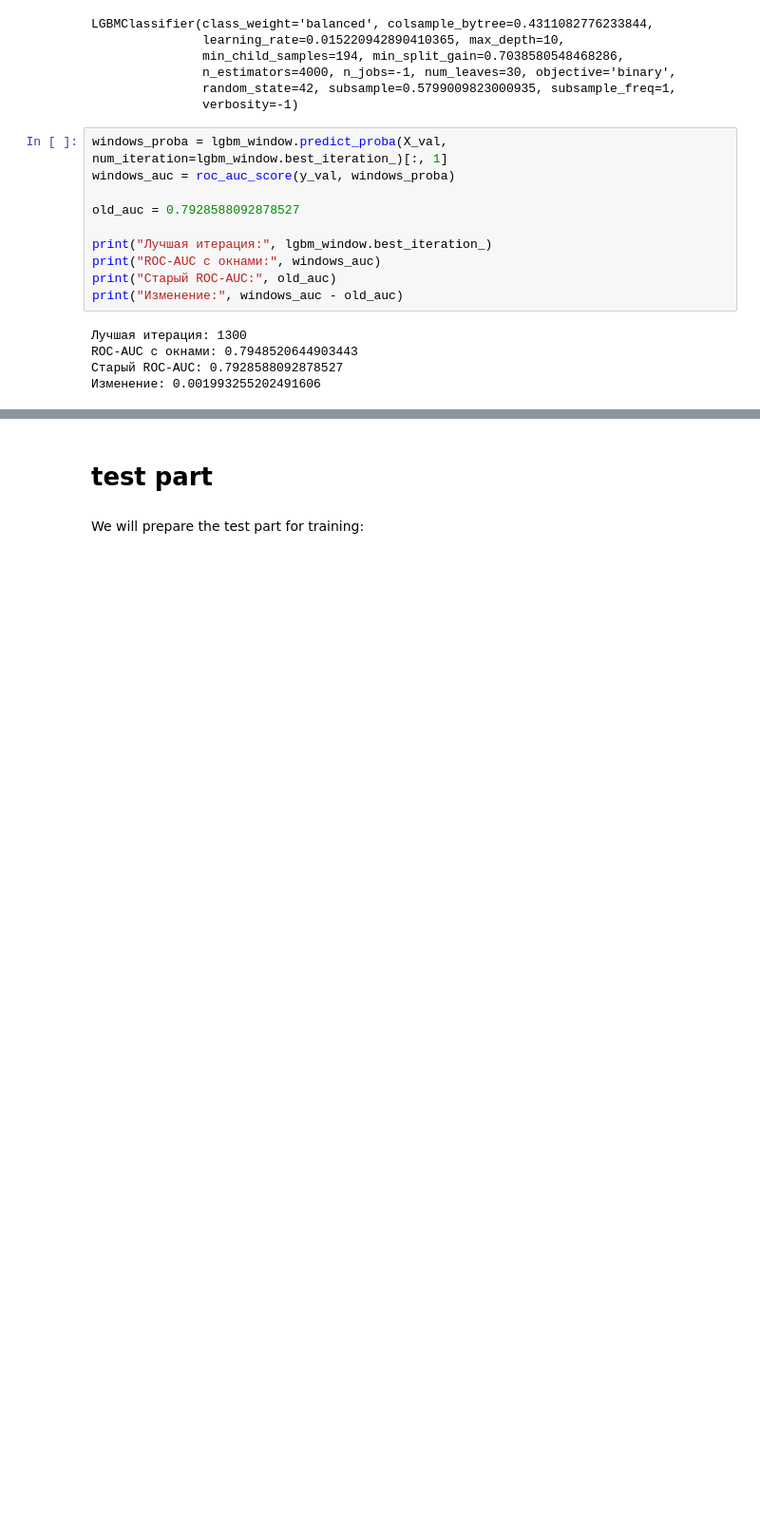
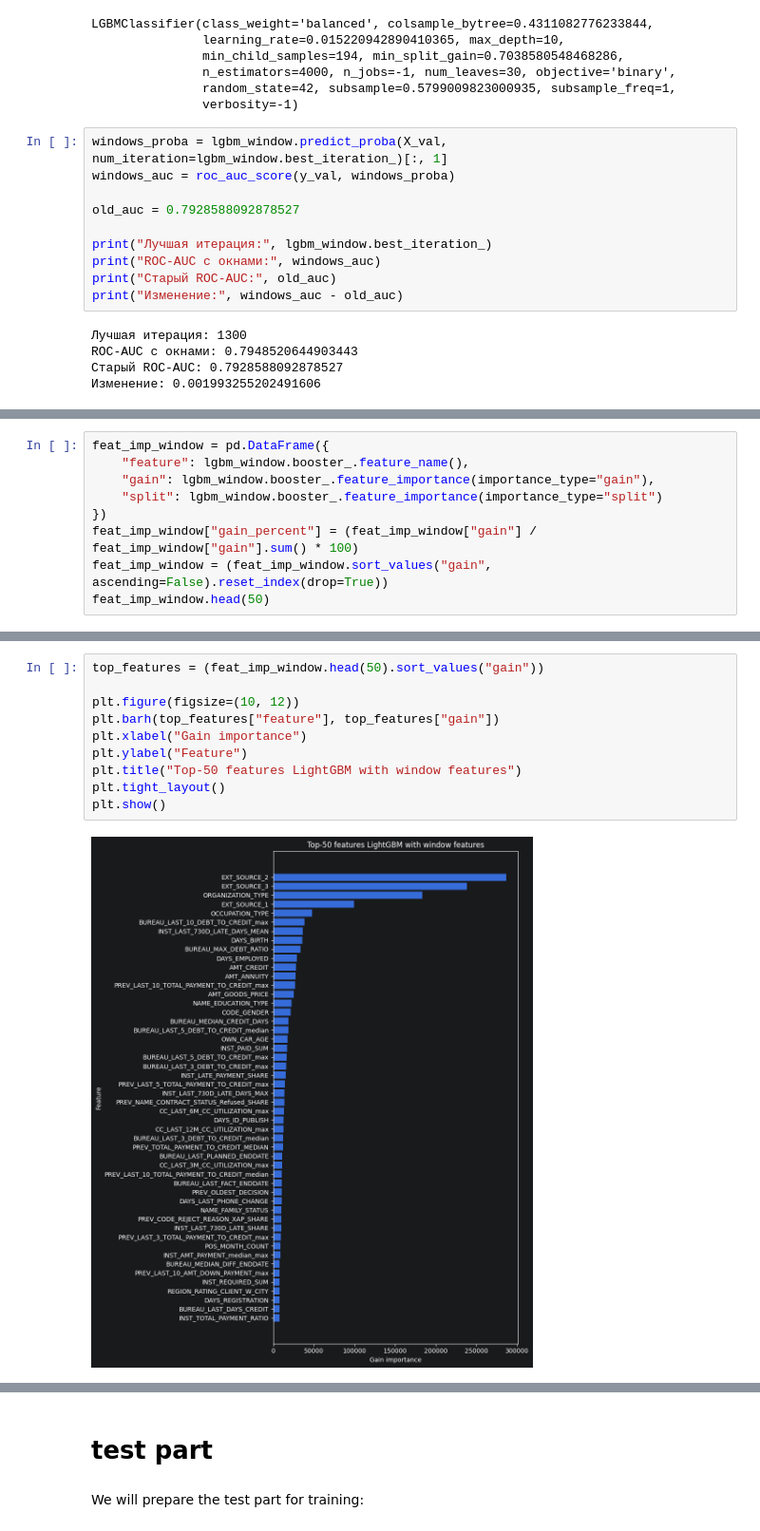
Before and after one commit to USL99/home-credit-default-risk, a Jupyter notebook: notebooks/04_model_tuning.ipynb, the cells around one changed output, grey strips where cells are left out. Shown at 95% size. Cells and saved outputs as stored; diff of their text form; blank space fills up the shorter version.

```diff
--- a/notebooks/04_model_tuning.ipynb
+++ b/notebooks/04_model_tuning.ipynb
@@ -1208,0 +1193,9 @@ ROC-AUC с окнами: 0.7948520644903443
+# %%
+feat_imp_window = pd.DataFrame({
+    "feature": lgbm_window.booster_.feature_name(),
+    "gain": lgbm_window.booster_.feature_importance(importance_type="gain"),
+    "split": lgbm_window.booster_.feature_importance(importance_type="split")
+})
+feat_imp_window["gain_percent"] = (feat_imp_window["gain"] / feat_imp_window["gain"].sum() * 100)
+feat_imp_window = (feat_imp_window.sort_values("gain", ascending=False).reset_index(drop=True))
+feat_imp_window.head(50)
@@ -1208,0 +1221,12 @@ ROC-AUC с окнами: 0.7948520644903443
+# %%
+top_features = (feat_imp_window.head(50).sort_values("gain"))
+
+plt.figure(figsize=(10, 12))
+plt.barh(top_features["feature"], top_features["gain"])
+plt.xlabel("Gain importance")
+plt.ylabel("Feature")
+plt.title("Top-50 features LightGBM with window features")
+plt.tight_layout()
+plt.show()
+# %% [output]
+[figure, added]
```
Also changed, not shown: parts of 11 cells of this notebook, 1 other file.
